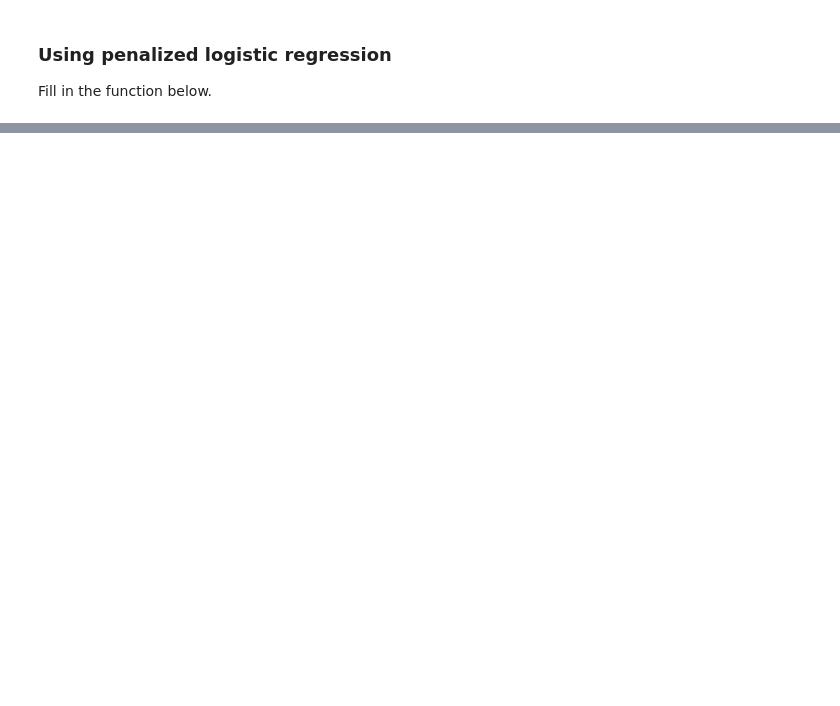
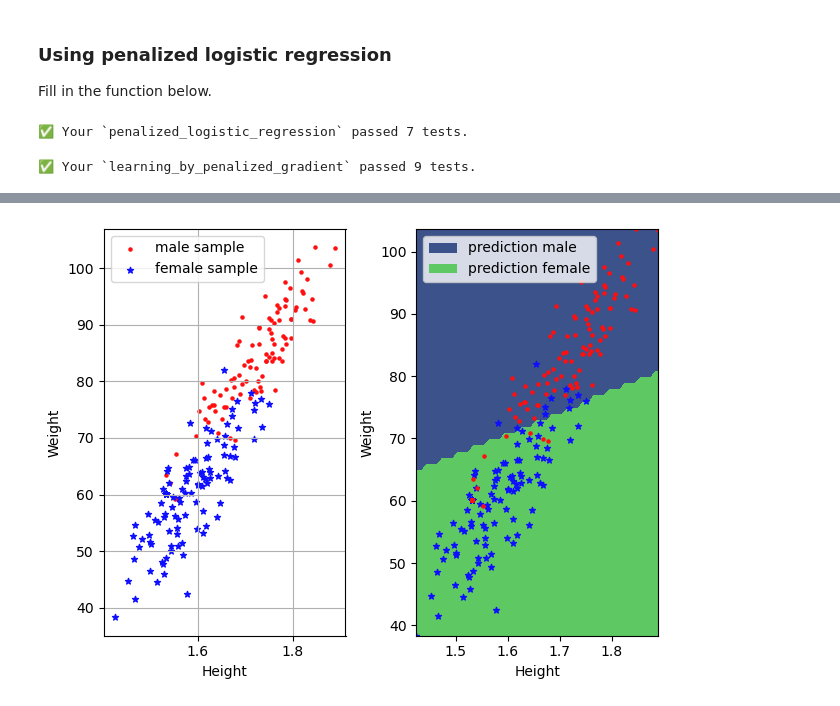
Before and after one commit to dbrantsc-8/ML_course, a Jupyter notebook: labs/ex05/template/ex05.ipynb, the cells around one changed output, grey strips where cells are left out. Saved outputs shown, nothing was run; the diff lists cells and outputs as text; code cells hidden in the pictures; blank space fills up the shorter version.

```diff
--- a/labs/ex05/template/ex05.ipynb
+++ b/labs/ex05/template/ex05.ipynb
@@ -103,10 +102,9 @@ def calculate_loss(y, tx, w):
     assert tx.shape[1] == w.shape[0]
 
     # ***************************************************
-    # INSERT YOUR CODE HERE
-    # TODO
+    loss_scaled = np.squeeze(-y.T.dot(tx.dot(w))) + np.sum(np.log(1 + np.exp(tx.dot(w))))
+    return 1/y.shape[0] * loss_scaled
     # ***************************************************
-    raise NotImplementedError
 
 
 test(calculate_loss)
@@ -132,10 +130,10 @@ def calculate_gradient(y, tx, w):
            [ 0.51712843]])
     """
     # ***************************************************
-    # INSERT YOUR CODE HERE
-    # TODO
+    grad_scaled = tx.T.dot(sigmoid(tx.dot(w)) - y)
+    return 1/y.shape[0] * grad_scaled
     # ***************************************************
-    raise NotImplementedError("Calculate gradient")
+
 
 
 test(calculate_gradient)
@@ -411,13 +426,16 @@ def penalized_logistic_regression(y, tx, w, lambda_):
            [ 0.57712843]])
     """
     # ***************************************************
-    # INSERT YOUR CODE HERE
+    loss = calculate_loss(y, tx, w)
+    grad = calculate_gradient(y, tx, w) + 2 * lambda_ * w
+    return loss, grad
     # return loss, gradient, and Hessian: TODO
     # ***************************************************
-    raise NotImplementedError
 
 
 test(penalized_logistic_regression)
+# %% [output]
+✅ Your `penalized_logistic_regression` passed 7 tests.
 # %%
 def learning_by_penalized_gradient(y, tx, w, gamma, lambda_):
     """
@@ -450,25 +468,21 @@ def learning_by_penalized_gradient(y, tx, w, gamma, lambda_):
            [0.24228716]])
     """
     # ***************************************************
-    # INSERT YOUR CODE HERE
-    # return loss, gradient: TODO
+    loss, grad = penalized_logistic_regression(y, tx, w, lambda_)
+    w -= gamma * grad
     # ***************************************************
-    raise NotImplementedError
-    # ***************************************************
-    # INSERT YOUR CODE HERE
-    # update w: TODO
-    # ***************************************************
-    raise NotImplementedError
     return loss, w
 
 
 test(learning_by_penalized_gradient)
+# %% [output]
+✅ Your `learning_by_penalized_gradient` passed 9 tests.
 # %%
 def logistic_regression_penalized_gradient_descent_demo(y, x):
     # init parameters
     max_iter = 10000
     gamma = 0.5
-    lambda_ = 0.0005
+    lambda_ = 0.001
     threshold = 1e-8
     losses = []
 
@@ -497,7 +511,9 @@ def logistic_regression_penalized_gradient_descent_demo(y, x):
         "classification_by_logistic_regression_penalized_gradient_descent",
         True,
     )
+    print(w)
     print("loss={l}".format(l=calculate_loss(y, tx, w)))
 
 
 logistic_regression_penalized_gradient_descent_demo(y, x)
+# %% [output]
@@ -504,3 +537,4 @@ logistic_regression_penalized_gradient_descent_demo(y, x)
+[figure, added]
 # %% [markdown]
 #### The `logistic_regression_penalized_gradient_descent_demo` is expected to show
 
```
Also changed, not shown: parts of 8 cells of this notebook, 3 other files.
